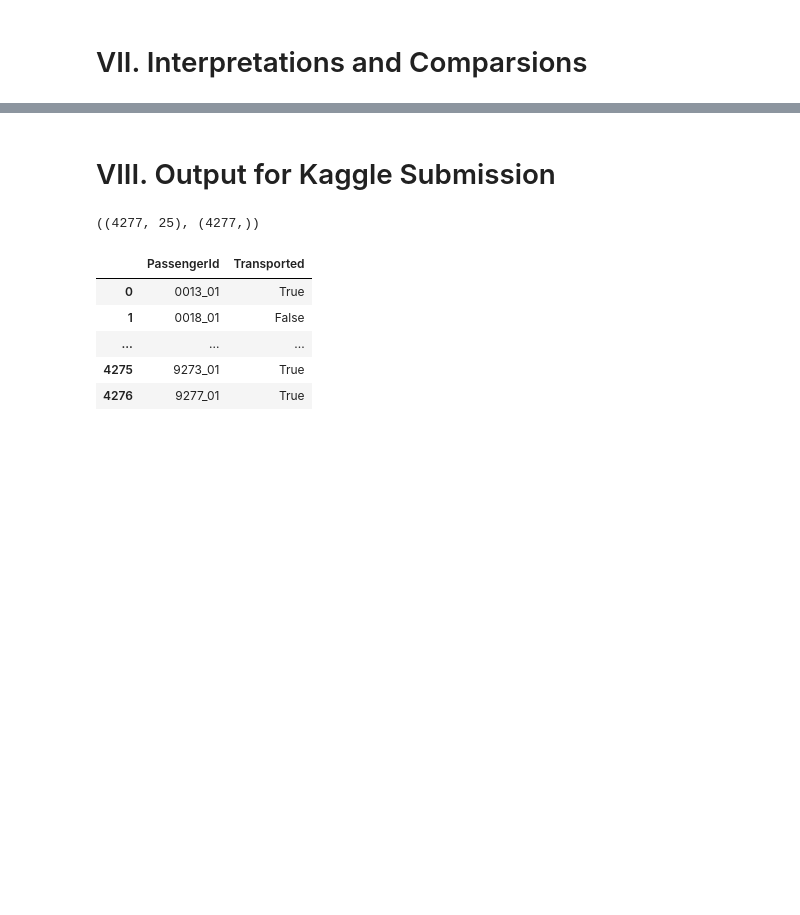
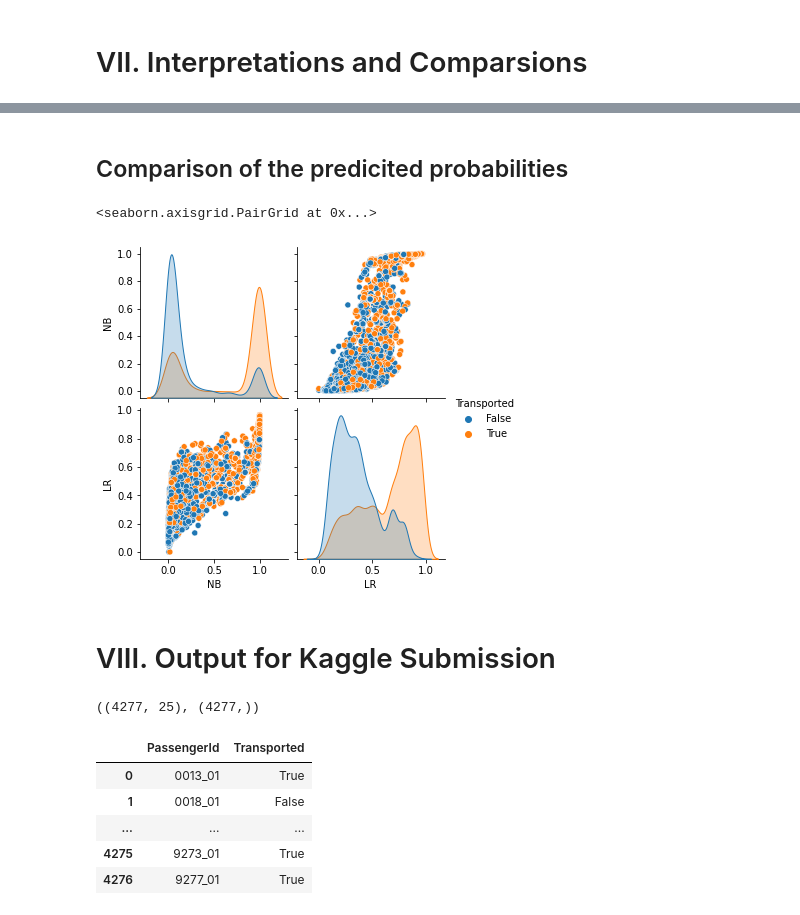
Before and after one commit to cfong32/kaggle-spaceship-titanic, a Jupyter notebook: data6100_proj2.ipynb, the cells around one changed output, grey strips where cells are left out. Saved outputs shown, nothing was run; the diff lists cells and outputs as text; code cells hidden in the pictures; blank space fills up the shorter version.

```diff
--- a/data6100_proj2.ipynb
+++ b/data6100_proj2.ipynb
@@ -311,3 +376,20 @@ TypeError: ignored
+# %% [markdown]
+## Comparison of the predicited probabilities
+# %%
+###
+# Pair plot of comparing the predicted probability values
+###
+
+sns.pairplot(
+    data=pd.DataFrame({'NB': np.array(y_proba_NB),
+                       'LR': np.array(y_proba_LR),
+                       'Transported': y_train.astype(bool)}),
+    hue='Transported',
+)
+plt.show()
+# %% [output]
+<seaborn.axisgrid.PairGrid at 0x...>
+[figure, added]
 # %% [markdown]
 # VIII. Output for Kaggle Submission
 # %%
```
Also changed, not shown: parts of 17 cells of this notebook.
